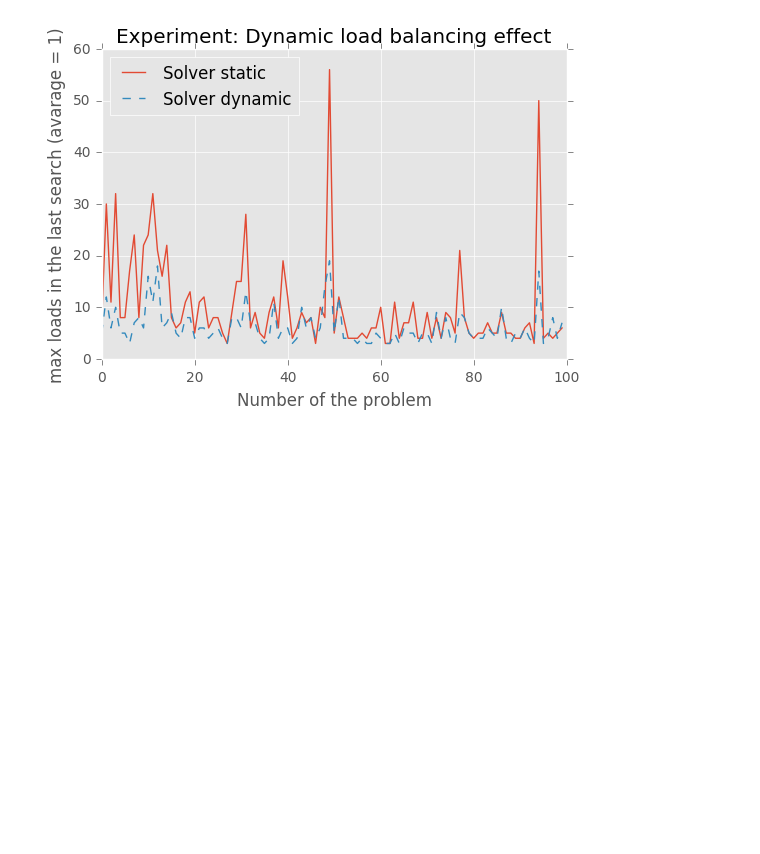
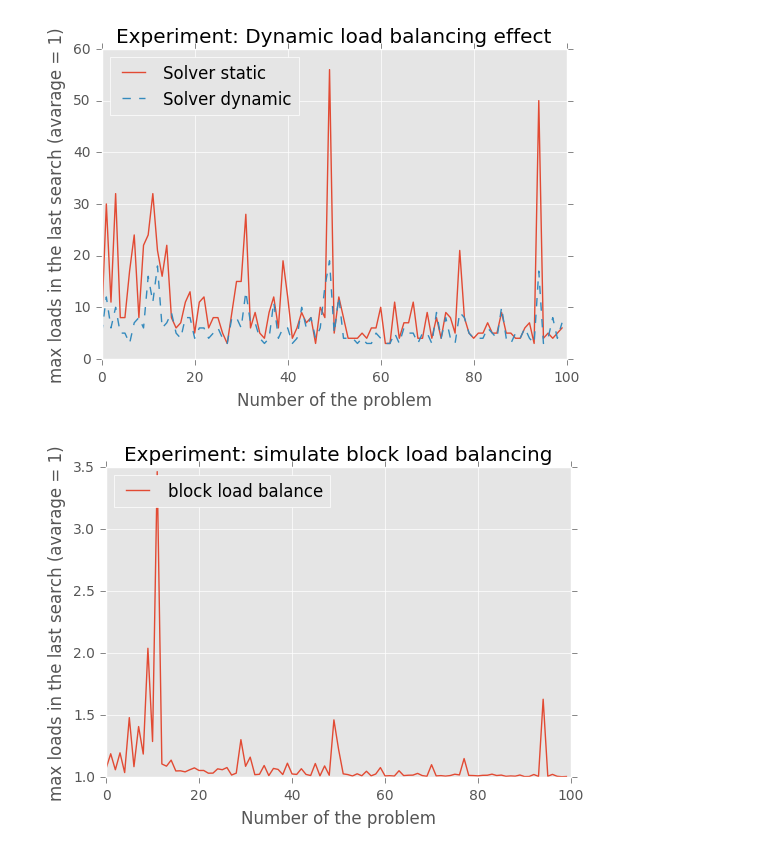
Before and after one commit to spinute/slide_puzzle, a Jupyter notebook: log/results/Untitled.ipynb, the cells around one changed output. Saved outputs shown, nothing was run; the diff lists cells and outputs as text; code cells hidden in the pictures; blank space fills up the shorter version.

```diff
--- a/log/results/Untitled.ipynb
+++ b/log/results/Untitled.ipynb
@@ -350,3 +363,9 @@ time_plt(static_maxloads, 'Solver static', dynamic_maxloads, "Solver dynamic", "
          ylabel='max loads in the last search (avarage = 1)')
 # %% [output]
 [figure]
+# %%
+block_lb = read_lines('block_pseudo_lb')
+plot(block_lb, 'block load balance', "Experiment: simulate block load balancing",
+     ylabel='max loads in the last search (avarage = 1)')
+# %% [output]
+[figure, added]
```
Also changed, not shown: parts of 8 cells of this notebook, 7 other files.
